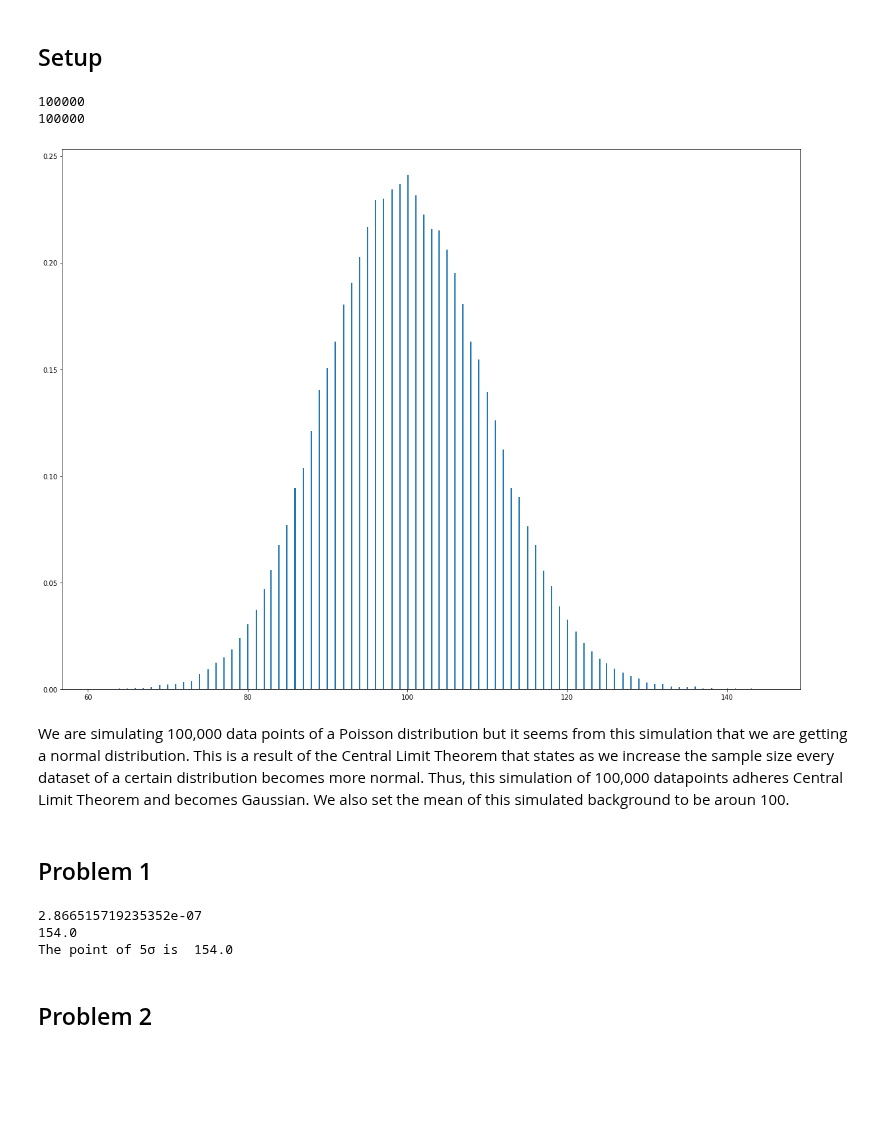
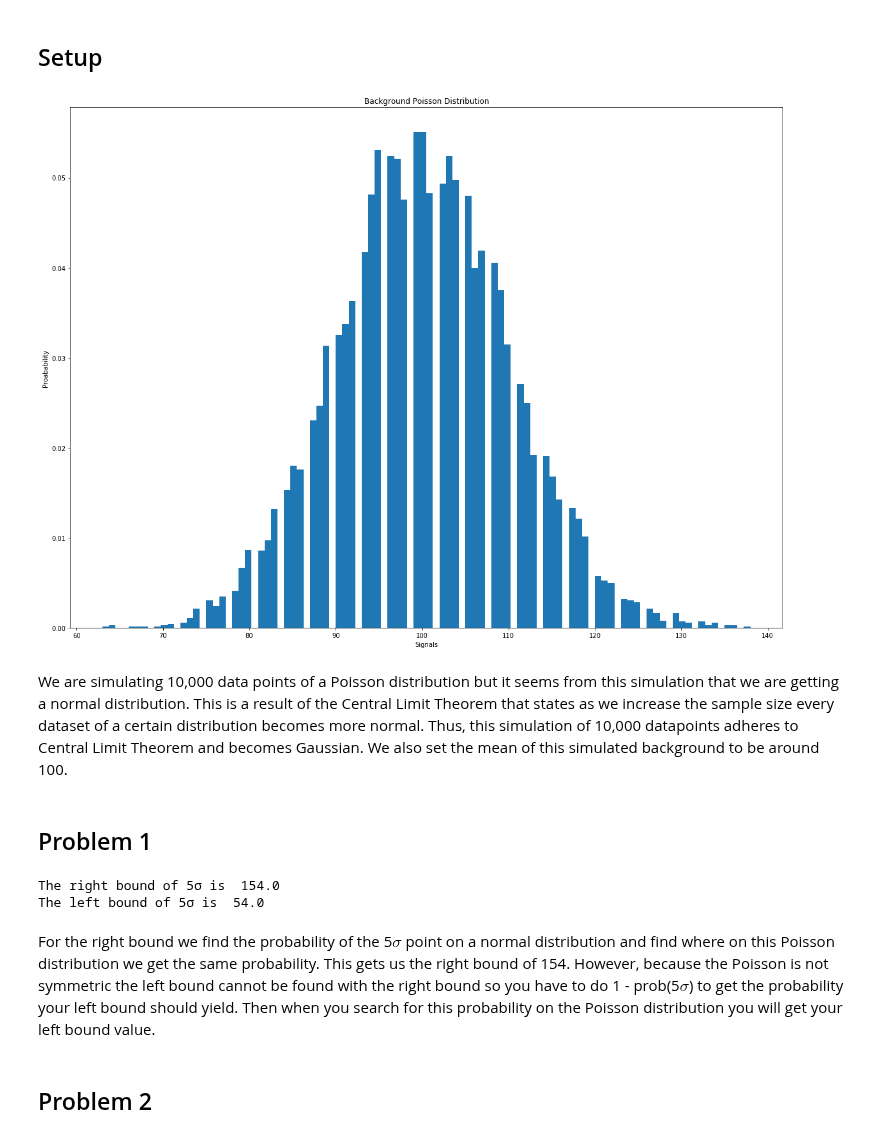
Before and after one commit to elocj/PHYS434, a Jupyter notebook: lab6/lab6.ipynb, the cells around one changed output. Saved outputs shown, nothing was run; the diff lists cells and outputs as text; code cells hidden in the pictures; blank space fills up the shorter version.

```diff
--- a/lab6/lab6.ipynb
+++ b/lab6/lab6.ipynb
@@ -34,31 +10,30 @@ Index(['pt', 'eta', 'phi', 'mass', 'ee2', 'ee3', 'd2', 'angularity', 't1',
 ## Setup
 # %%
 mu = 100
-# print(higgs)
-size = len(higgs['eta'])
-print(size)
-print(len(higgs['pt']))
+size = 10000
 simBG = stats.poisson.rvs(mu, size=size)
-plt.hist(simBG, 500, density=True)
+plt.hist(simBG, 100, density=True)
+plt.title('Background Poisson Distribution')
+plt.xlabel('Signals')
+plt.ylabel('Proabability')
 plt.show()
 # %% [output]
-100000
-100000
-[figure, old version]
+[figure, new version]
 # %% [markdown]
-We are simulating 100,000 data points of a Poisson distribution but it seems from this simulation that we are getting a normal distribution. This is a result of the Central Limit Theorem that states as we increase the sample size every dataset of a certain distribution becomes more normal. Thus, this simulation of 100,000 datapoints adheres Central Limit Theorem and becomes Gaussian. We also set the mean of this simulated background to be aroun 100.
+We are simulating 10,000 data points of a Poisson distribution but it seems from this simulation that we are getting a normal distribution. This is a result of the Central Limit Theorem that states as we increase the sample size every dataset of a certain distribution becomes more normal. Thus, this simulation of 10,000 datapoints adheres to Central Limit Theorem and becomes Gaussian. We also set the mean of this simulated background to be around 100.
 # %% [markdown]
 ## Problem 1
 # %%
 fiveSig = 1 - stats.norm.cdf(5)
-print(fiveSig)
 fiveSigPoint = stats.poisson.ppf(1 - fiveSig, mu)
-print(fiveSigPoint)
-print('The point of 5\u03C3 is ', fiveSigPoint)
+print('The right bound of 5\u03C3 is ', fiveSigPoint)
+fiveSigLeft = stats.poisson.ppf(fiveSig, mu)
+print('The left bound of 5\u03C3 is ', fiveSigLeft)
 # %% [output]
-2.866515719235352e-07
-154.0
-The point of 5σ is  154.0
+The right bound of 5σ is  154.0
+The left bound of 5σ is  54.0
+# %% [markdown]
+For the right bound we find the probability of the 5$\sigma$ point on a normal distribution and find where on this Poisson distribution we get the same probability. This gets us the right bound of 154. However, because the Poisson is not symmetric the left bound cannot be found with the right bound so you have to do 1 - prob(5$\sigma$) to get the probability your left bound should yield. Then when you search for this probability on the Poisson distribution you will get your left bound value.
 # %% [markdown]
 ## Problem 2
 # %% [markdown]
```
Also changed, not shown: parts of 27 cells of this notebook.
